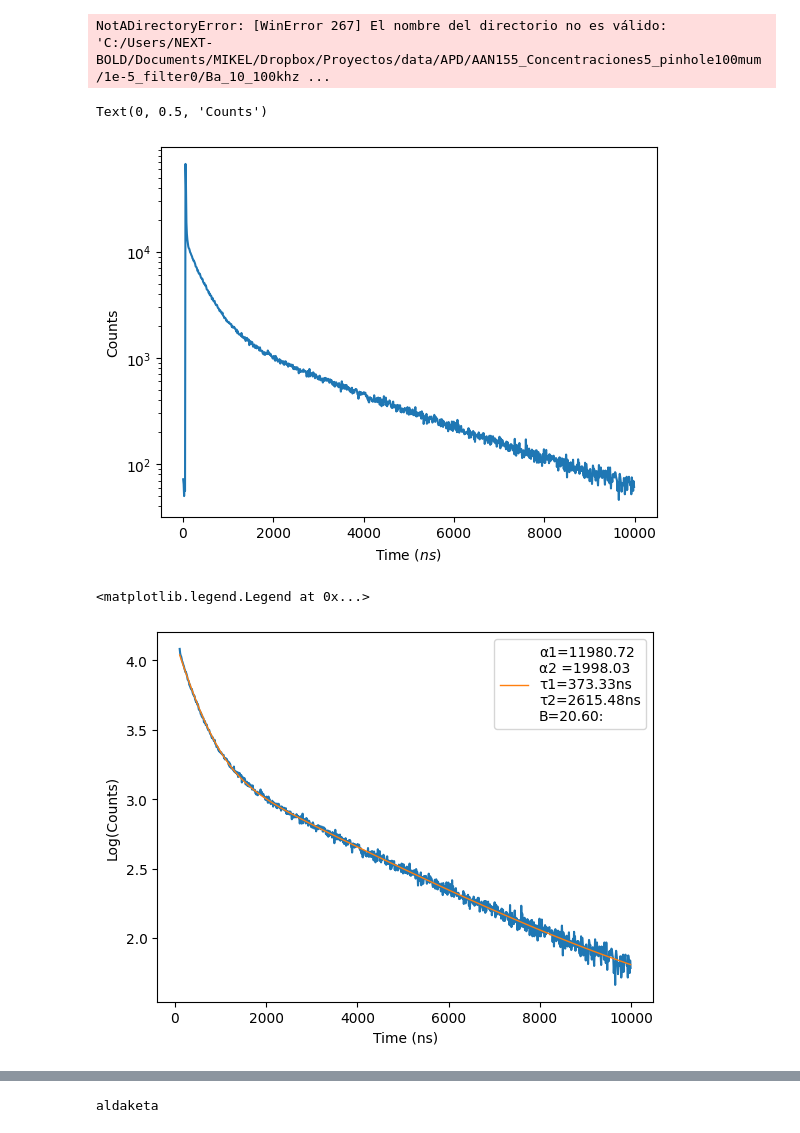
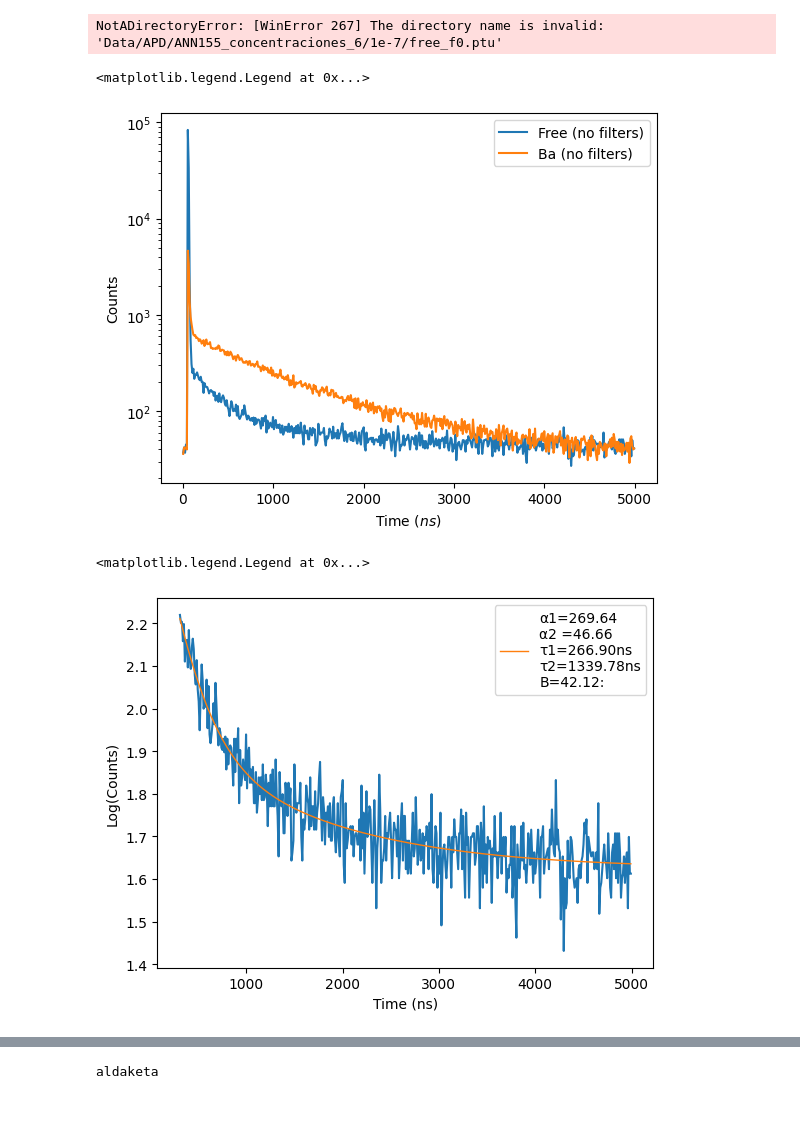
Before and after one commit to MikelElorza/Data-analysis, a Jupyter notebook: Narrow field/Analisis_ptu.ipynb, the cells around one changed output, grey strips where cells are left out. Drawn from its saved outputs; the diff is of its cells as text; code cells hidden in the pictures.

```diff
--- a/Narrow field/Analisis_ptu.ipynb
+++ b/Narrow field/Analisis_ptu.ipynb
@@ -42,28 +42,35 @@ def model2(x,alpha1,tau1,alpha2,tau2,B):
 # %%
 sn=snAPI()
 # %%
-free_0='C:/Users/NEXT-BOLD/Documents/MIKEL/Dropbox/Proyectos/data/APD/AAN155_Concentraciones5_pinhole100mum/1e-5_filter0/Ba_10_100khz.ptu'
+free_0='Data/APD/ANN155_concentraciones_6/1e-7/free_f0.ptu'
+Ba_0='Data/APD/ANN155_concentraciones_6/1e-7/Ba_f0.ptu'
 # %%
 os.listdir(free_0)
 # %% [output]
-NotADirectoryError: [WinError 267] El nombre del directorio no es válido: 'C:/Users/NEXT-BOLD/Documents/MIKEL/Dropbox/Proyectos/data/APD/AAN155_Concentraciones5_pinhole100mum/1e-5_filter0/Ba_10_100khz ...
+NotADirectoryError: [WinError 267] The directory name is invalid: 'Data/APD/ANN155_concentraciones_6/1e-7/free_f0.ptu'
 # %%
 f0=HH_T3(sn,filename=free_0)
+b0=HH_T3(sn,filename=Ba_0)
 # %%
 binning=10
-countsf0,edges=binned(f0.df['dTimes'],f0.t_resol*binning,0,10000)
+countsf0,edges=binned(f0.df['dTimes'],f0.t_resol*binning,0,5000)
+bins=edges2bins(edges)
+
+countsb0,edges=binned(b0.df['dTimes'],b0.t_resol*binning,0,5000)
 bins=edges2bins(edges)
 
 plt.plot(bins,countsf0,label='Free (no filters)')
+plt.plot(bins,countsb0,label='Ba (no filters)')
 
 plt.yscale('log')
 plt.xlabel('Time ($ns$)')
 plt.ylabel('Counts')
+plt.legend()
 # %% [output]
-Text(0, 0.5, 'Counts')
+<matplotlib.legend.Legend at 0x...>
-[figure, old version]
+[figure, new version]
 # %%
-n0=10
+n0=30
 xdata0=bins[n0:]
 ydata0=np.log10(countsf0[n0:])
 valid = ~(np.isinf(xdata0) | np.isinf(ydata0))
@@ -73,20 +80,21 @@ ydata=ydata0[valid]
 popt, pcov = curve_fit(f=model2,xdata=xdata,ydata=ydata,p0=(300.0,400.0,100.0,2000,10))
 # %%
 plt.plot(xdata,ydata)
-plt.plot(xdata,model2(xdata,popt[0],popt[1],popt[2],popt[3],popt[4]),label=('\u03b11={:.2f}\n\u03b12 ={:.2f}\n\u03c41={:.2f}ns\n\u03c42={:.2f}ns\nB={:.2f}:'.format(popt[0],popt[2],popt[1],popt[3],popt[4])),linewidth=1)
+fit=model2(xdata,popt[0],popt[1],popt[2],popt[3],popt[4])
+plt.plot(xdata,fit,label=('\u03b11={:.2f}\n\u03b12 ={:.2f}\n\u03c41={:.2f}ns\n\u03c42={:.2f}ns\nB={:.2f}:'.format(popt[0],popt[2],popt[1],popt[3],popt[4])),linewidth=1)
 #plt.yscale('log')
 #plt.xscale('log')
 '''print('t0='+str(popt[0]))
 print('Alpha1='+str(popt[1]))
 print('tau1='+str(popt[2]))
 print('Alpha2='+str(popt[3]))
 print('tau2='+str(popt[4]))
 print('Background='+str(popt[5]))'''
 plt.ylabel('Log(Counts)')
 plt.xlabel('Time (ns)')
 #plt.title(filename[:-4])
 plt.legend()
 #plt.savefig('Plots/{}.png'.format(filename))
 # %% [output]
 <matplotlib.legend.Legend at 0x...>
-[figure, old version]
+[figure, new version]
```
Also changed, not shown: parts of 2 cells of this notebook, 14 other files.
